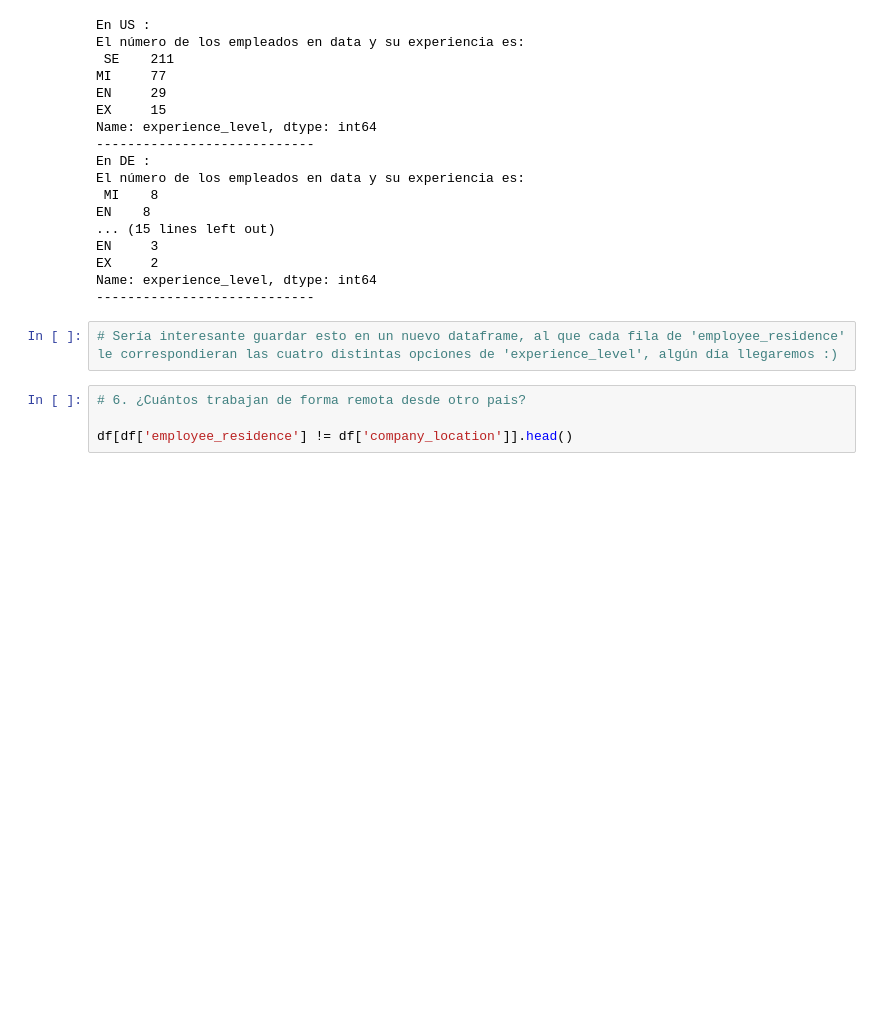
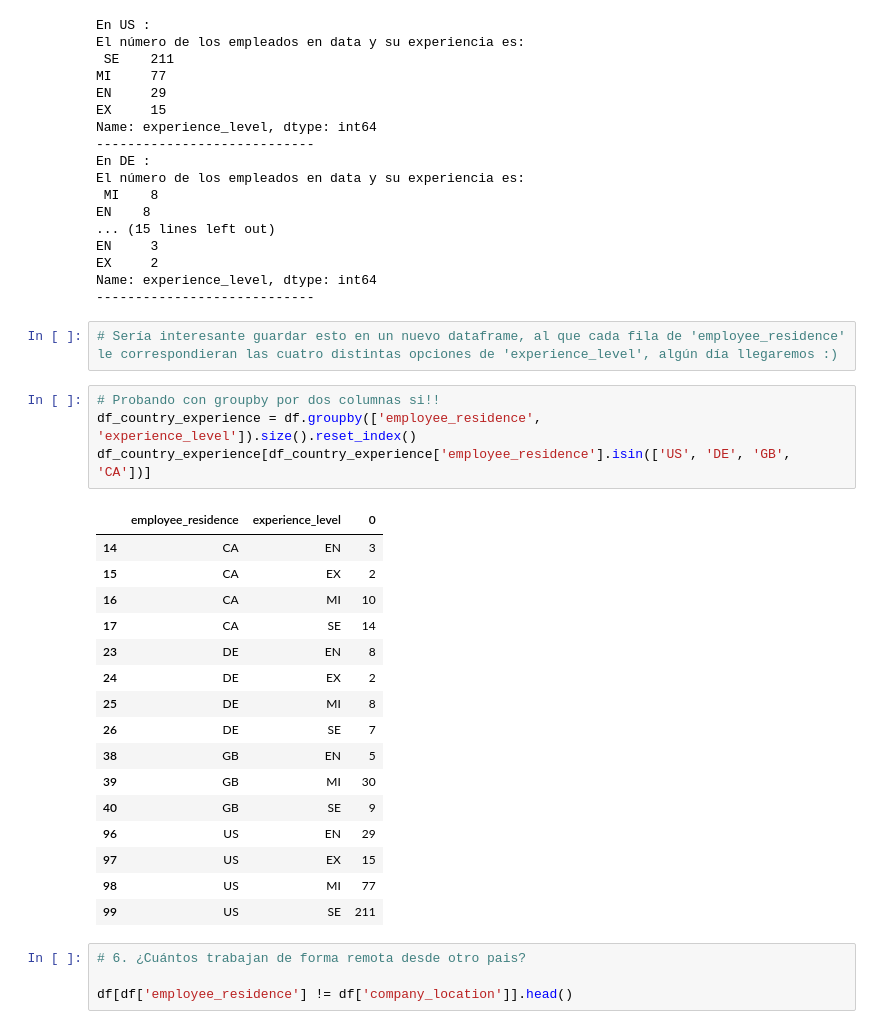
Before and after one commit to Adalab/DA-promo-b-modulo2-sprint-1-Antoanela-Chloe, a Jupyter notebook: estadistica/pp-modulo-2-sprint-1-estadistica-repaso.ipynb, the cells around one changed output. Drawn from its saved outputs; the diff is of its cells as text; blank space fills up the shorter version.

Commit message:
Extra groupby en estadistica IV

```diff
--- a/estadistica/pp-modulo-2-sprint-1-estadistica-repaso.ipynb
+++ b/estadistica/pp-modulo-2-sprint-1-estadistica-repaso.ipynb
@@ -353,6 +353,27 @@ Name: experience_level, dtype: int64
 ----------------------------
 # %%
 # Sería interesante guardar esto en un nuevo dataframe, al que cada fila de 'employee_residence' le correspondieran las cuatro distintas opciones de 'experience_level', algún día llegaremos :)
+# %%
+# Probando con groupby por dos columnas si!!
+df_country_experience = df.groupby(['employee_residence', 'experience_level']).size().reset_index()
+df_country_experience[df_country_experience['employee_residence'].isin(['US', 'DE', 'GB', 'CA'])]
+# %% [output]
+|  | employee_residence | experience_level | 0 |
+| 14 | CA | EN | 3 |
+| 15 | CA | EX | 2 |
+| 16 | CA | MI | 10 |
+| 17 | CA | SE | 14 |
+| 23 | DE | EN | 8 |
+| 24 | DE | EX | 2 |
+| 25 | DE | MI | 8 |
+| 26 | DE | SE | 7 |
+| 38 | GB | EN | 5 |
+| 39 | GB | MI | 30 |
+| 40 | GB | SE | 9 |
+| 96 | US | EN | 29 |
+| 97 | US | EX | 15 |
+| 98 | US | MI | 77 |
+| 99 | US | SE | 211 |
 # %%
 # 6. ¿Cuántos trabajan de forma remota desde otro pais?
 
```
